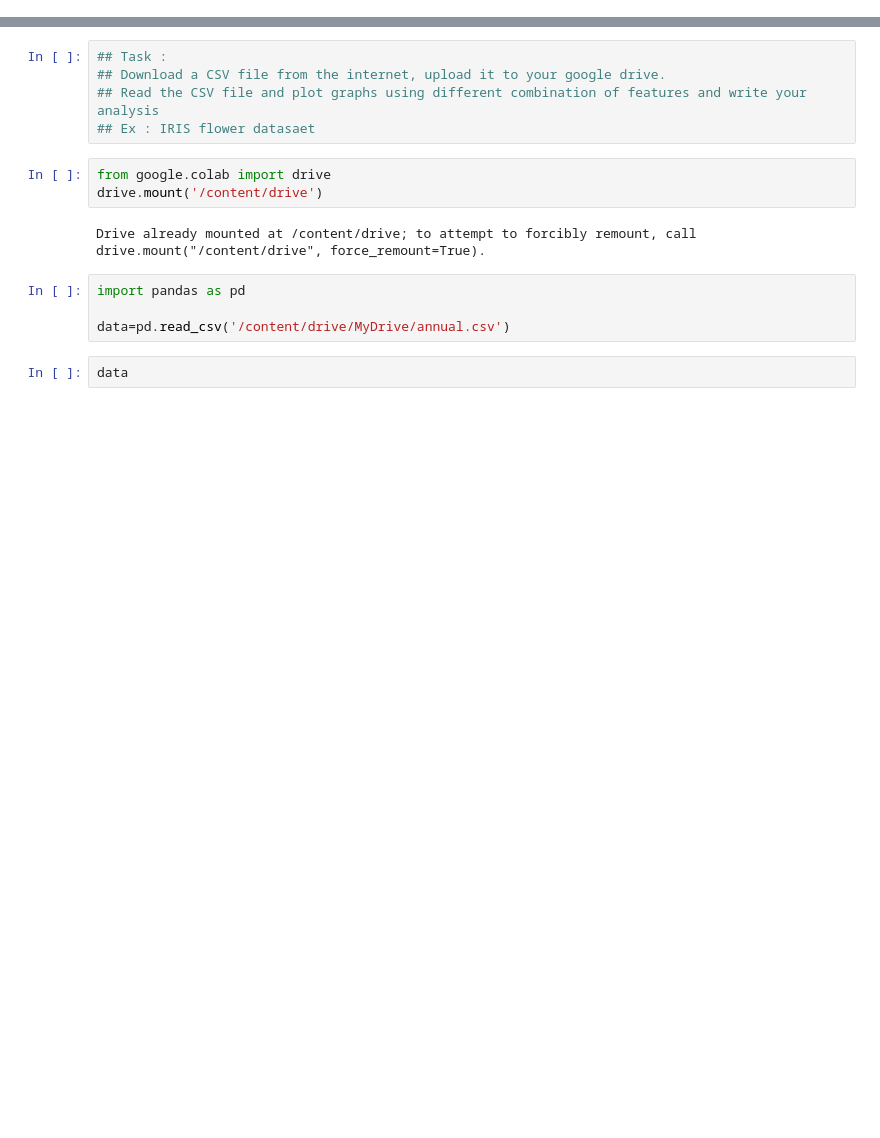
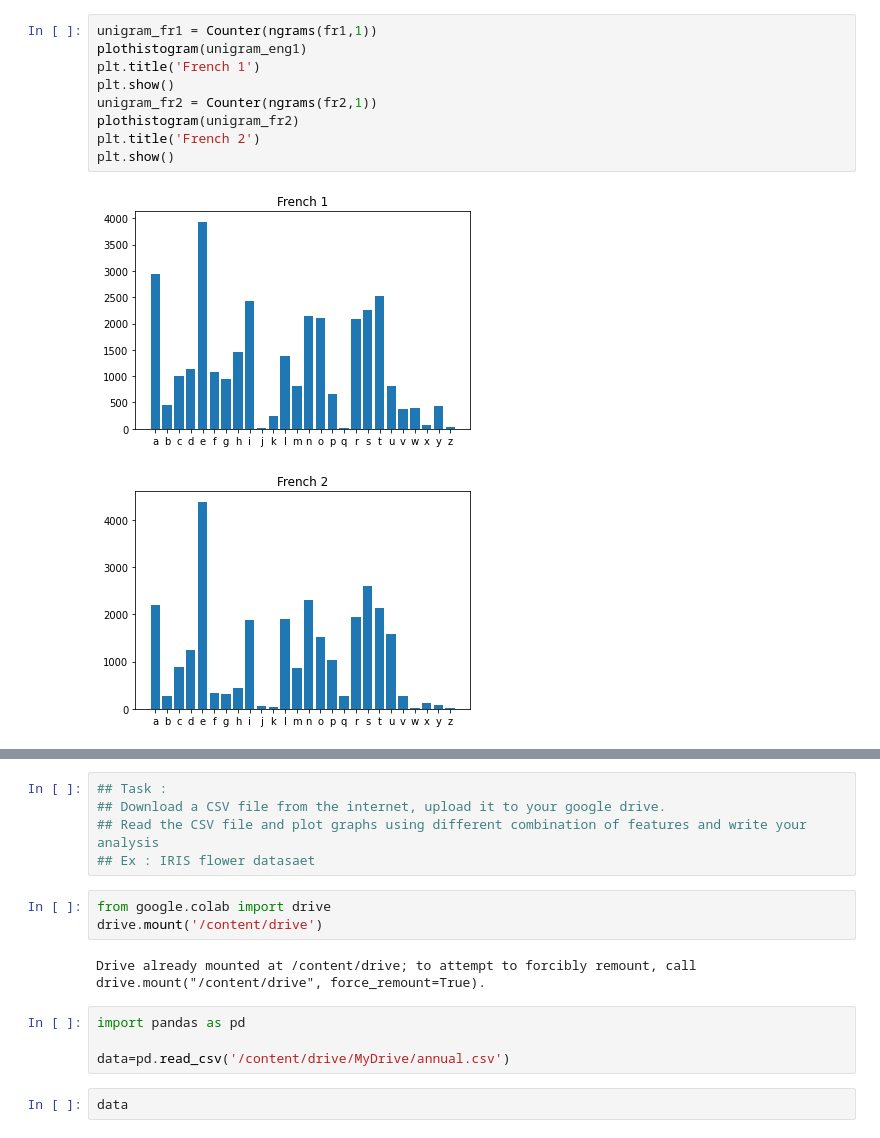
Before and after one commit to SandeshKukkamalla/Fmml2022lLab2, a Jupyter notebook: FMML_Aug22_M1Lab2_DataFeatures&Augmentation.ipynb, the cells around one changed output, grey strips where cells are left out. Saved outputs shown, nothing was run; the diff lists cells and outputs as text; blank space fills up the shorter version.

```diff
--- a/FMML_Aug22_M1Lab2_DataFeatures&Augmentation.ipynb
+++ b/FMML_Aug22_M1Lab2_DataFeatures&Augmentation.ipynb
@@ -2,0 +177,12 @@
+# %%
+unigram_fr1 = Counter(ngrams(fr1,1))
+plothistogram(unigram_eng1)
+plt.title('French 1')
+plt.show()
+unigram_fr2 = Counter(ngrams(fr2,1))
+plothistogram(unigram_fr2)
+plt.title('French 2')
+plt.show()
+# %% [output]
+[figure, added]
+[figure, added]
```
Also changed, not shown: parts of 94 cells of this notebook.
